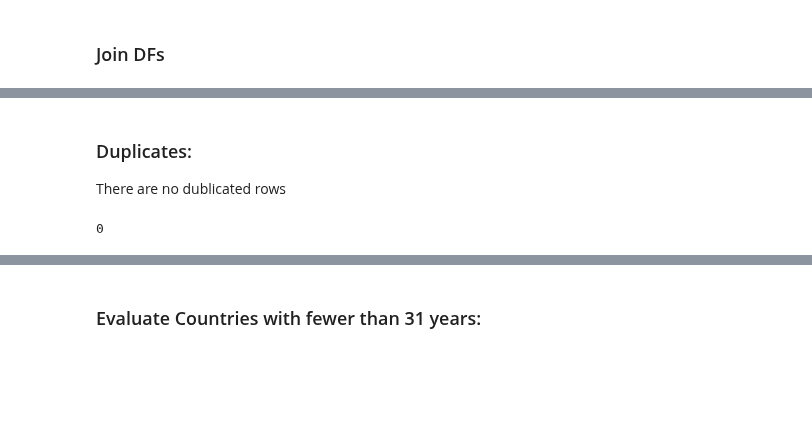
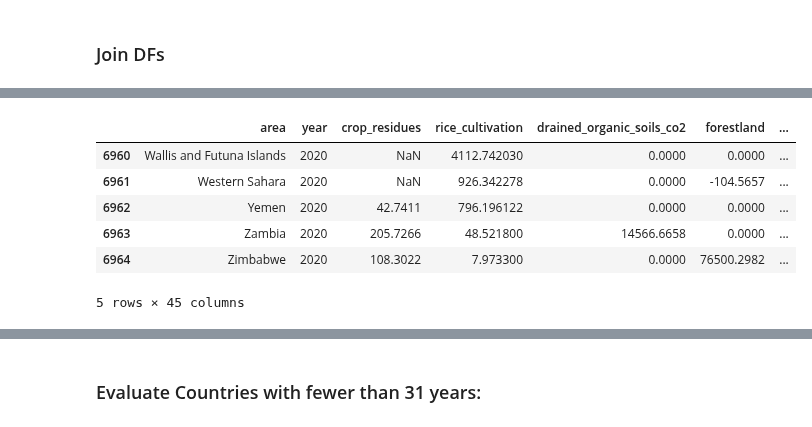
Before and after one commit to fayesimone/agriculture_emissions_prediction, a Jupyter notebook: EDA.ipynb, the cells around one changed output, grey strips where cells are left out. Drawn from its saved outputs; the diff is of its cells as text; code cells hidden in the pictures; blank space fills up the shorter version.

```diff
--- a/EDA.ipynb
+++ b/EDA.ipynb
@@ -269,9 +147,0 @@ dtype: int64
-# %% [markdown]
-### Duplicates:
-
-There are no dublicated rows
-# %%
-#Check for duplicate rows
-ag_data.duplicated( ).sum()
-# %% [output]
-0
@@ -277,0 +151,10 @@ ag_data.duplicated( ).sum()
+# %%
+ag_data.tail()
+# %% [output]
+|  | area | year | crop_residues | rice_cultivation | drained_organic_soils_co2 | forestland | ... |
+| 6960 | Wallis and Futuna Islands | 2020 | NaN | 4112.742030 | 0.0000 | 0.0000 | ... |
+| 6961 | Western Sahara | 2020 | NaN | 926.342278 | 0.0000 | -104.5657 | ... |
+| 6962 | Yemen | 2020 | 42.7411 | 796.196122 | 0.0000 | 0.0000 | ... |
+| 6963 | Zambia | 2020 | 205.7266 | 48.521800 | 14566.6658 | 0.0000 | ... |
+| 6964 | Zimbabwe | 2020 | 108.3022 | 7.973300 | 0.0000 | 76500.2982 | ... |
+5 rows × 45 columns
```
Also changed, not shown: parts of 40 cells of this notebook.
